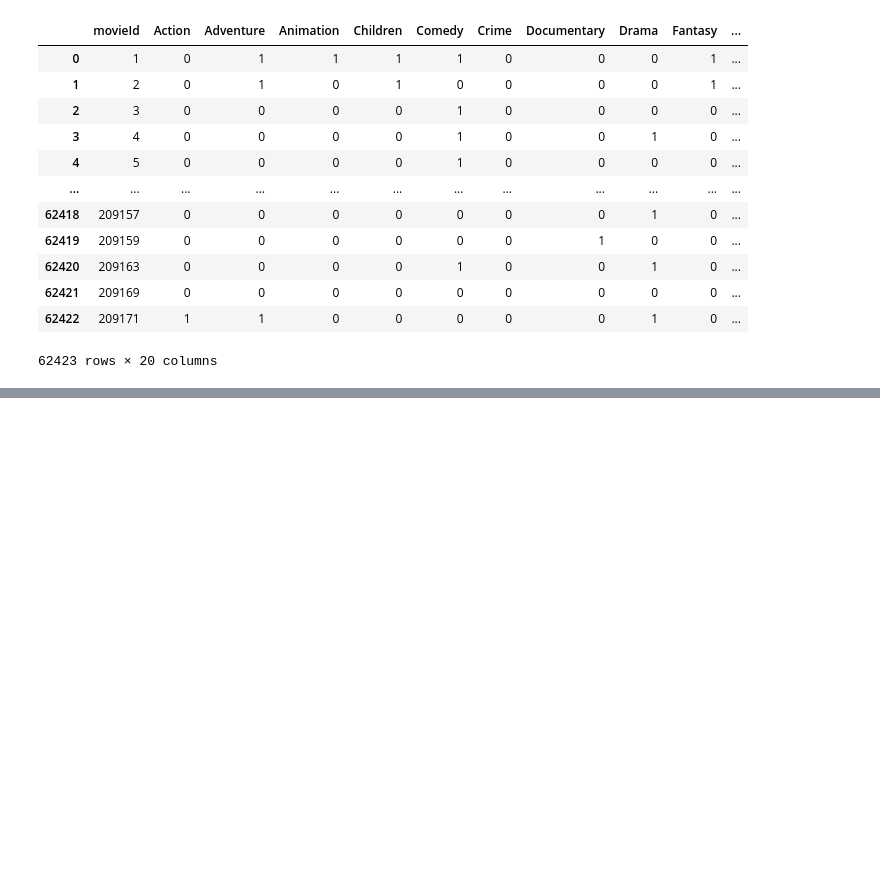
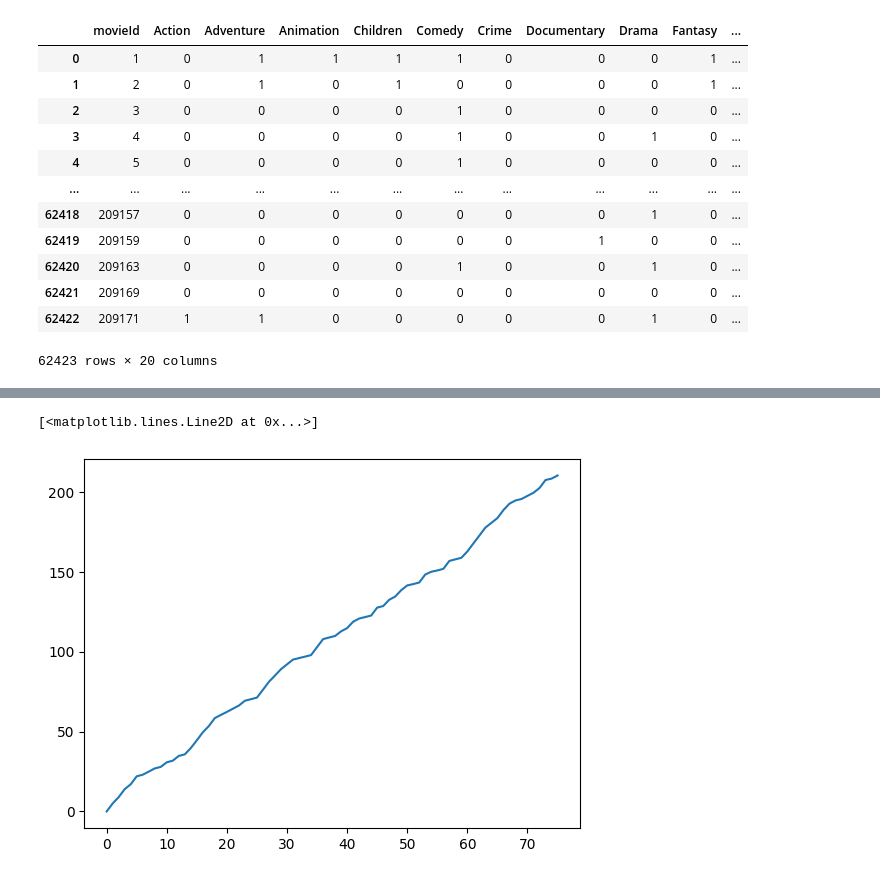
Before and after one commit to khaiqk/Movie_Recommendation_System, a Jupyter notebook: Recommendation_System.ipynb, the cells around one changed output, grey strips where cells are left out. Saved outputs shown, nothing was run; the diff lists cells and outputs as text; code cells hidden in the pictures; blank space fills up the shorter version.

```diff
--- a/Recommendation_System.ipynb
+++ b/Recommendation_System.ipynb
@@ -442,0 +682,5 @@ env.calc_user_statisfaction()
+# %%
+plt.plot(range(len(env.total_reward)), env.total_reward)
+# %% [output]
+[<matplotlib.lines.Line2D at 0x...>]
+[figure, added]
```
Also changed, not shown: parts of 34 cells of this notebook.
